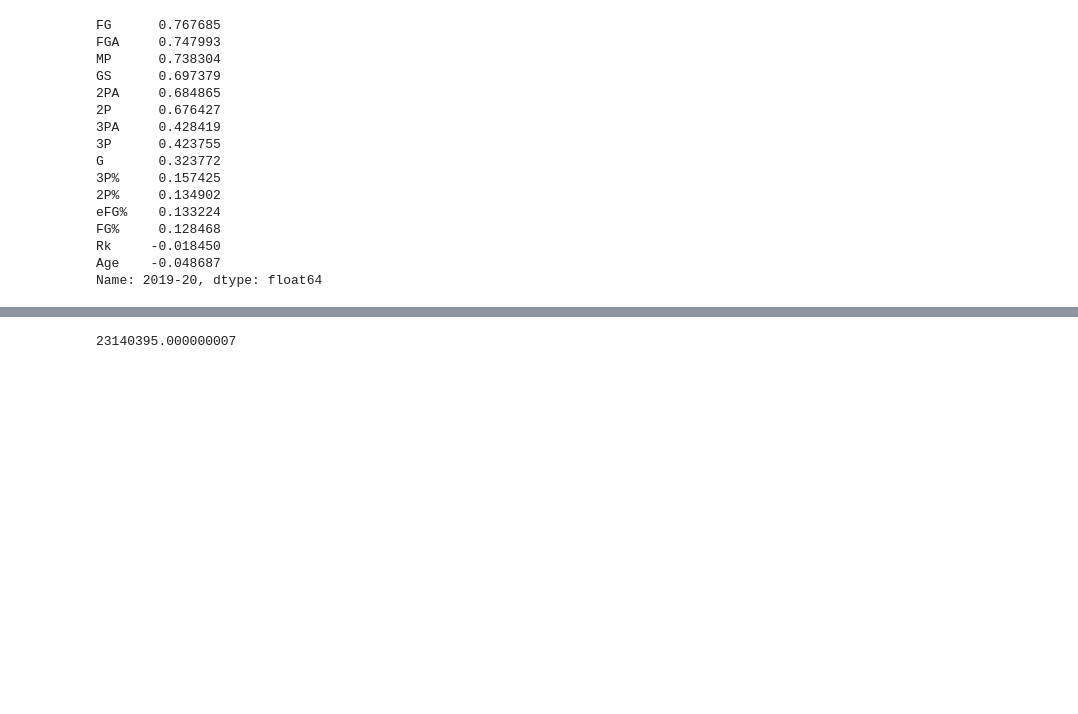
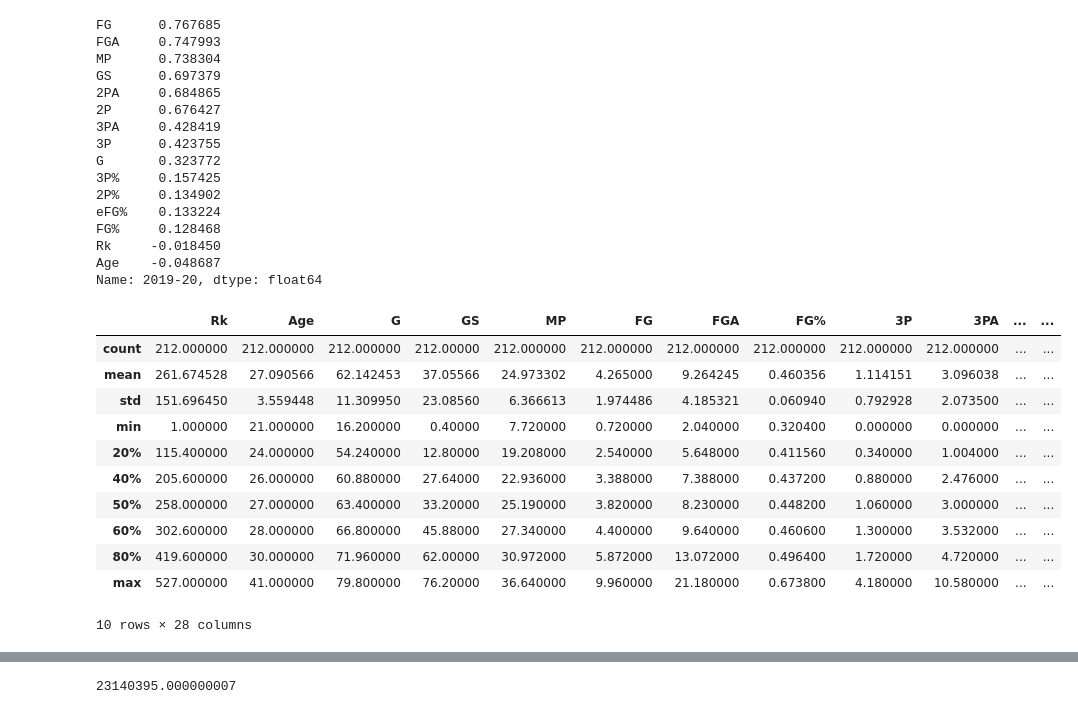
Before and after one commit to dkeyer/NBA_salary_predictor, a Jupyter notebook: Capstone_Classification.ipynb, the cells around one changed output, grey strips where cells are left out. Saved outputs shown, nothing was run; the diff lists cells and outputs as text; code cells hidden in the pictures; blank space fills up the shorter version.

```diff
--- a/Capstone_Classification.ipynb
+++ b/Capstone_Classification.ipynb
@@ -79,4 +85,18 @@ Age    -0.048687
 Name: 2019-20, dtype: float64
 # %%
 u = sixteen_to_twenty_with_sal.describe(percentiles=[0.2,0.4,0.6,0.8])
+u
 #Want 5 different classifications, will assign them based on the quartiles
+# %% [output]
+|  | Rk | Age | G | GS | MP | FG | FGA | FG% | 3P | 3PA | ... | ... |
+| count | 212.000000 | 212.000000 | 212.000000 | 212.00000 | 212.000000 | 212.000000 | 212.000000 | 212.000000 | 212.000000 | 212.000000 | ... | ... |
+| mean | 261.674528 | 27.090566 | 62.142453 | 37.05566 | 24.973302 | 4.265000 | 9.264245 | 0.460356 | 1.114151 | 3.096038 | ... | ... |
+| std | 151.696450 | 3.559448 | 11.309950 | 23.08560 | 6.366613 | 1.974486 | 4.185321 | 0.060940 | 0.792928 | 2.073500 | ... | ... |
+| min | 1.000000 | 21.000000 | 16.200000 | 0.40000 | 7.720000 | 0.720000 | 2.040000 | 0.320400 | 0.000000 | 0.000000 | ... | ... |
+| 20% | 115.400000 | 24.000000 | 54.240000 | 12.80000 | 19.208000 | 2.540000 | 5.648000 | 0.411560 | 0.340000 | 1.004000 | ... | ... |
+| 40% | 205.600000 | 26.000000 | 60.880000 | 27.64000 | 22.936000 | 3.388000 | 7.388000 | 0.437200 | 0.880000 | 2.476000 | ... | ... |
+| 50% | 258.000000 | 27.000000 | 63.400000 | 33.20000 | 25.190000 | 3.820000 | 8.230000 | 0.448200 | 1.060000 | 3.000000 | ... | ... |
+| 60% | 302.600000 | 28.000000 | 66.800000 | 45.88000 | 27.340000 | 4.400000 | 9.640000 | 0.460600 | 1.300000 | 3.532000 | ... | ... |
+| 80% | 419.600000 | 30.000000 | 71.960000 | 62.00000 | 30.972000 | 5.872000 | 13.072000 | 0.496400 | 1.720000 | 4.720000 | ... | ... |
+| max | 527.000000 | 41.000000 | 79.800000 | 76.20000 | 36.640000 | 9.960000 | 21.180000 | 0.673800 | 4.180000 | 10.580000 | ... | ... |
+10 rows × 28 columns
```
Also changed, not shown: parts of 73 cells of this notebook.
